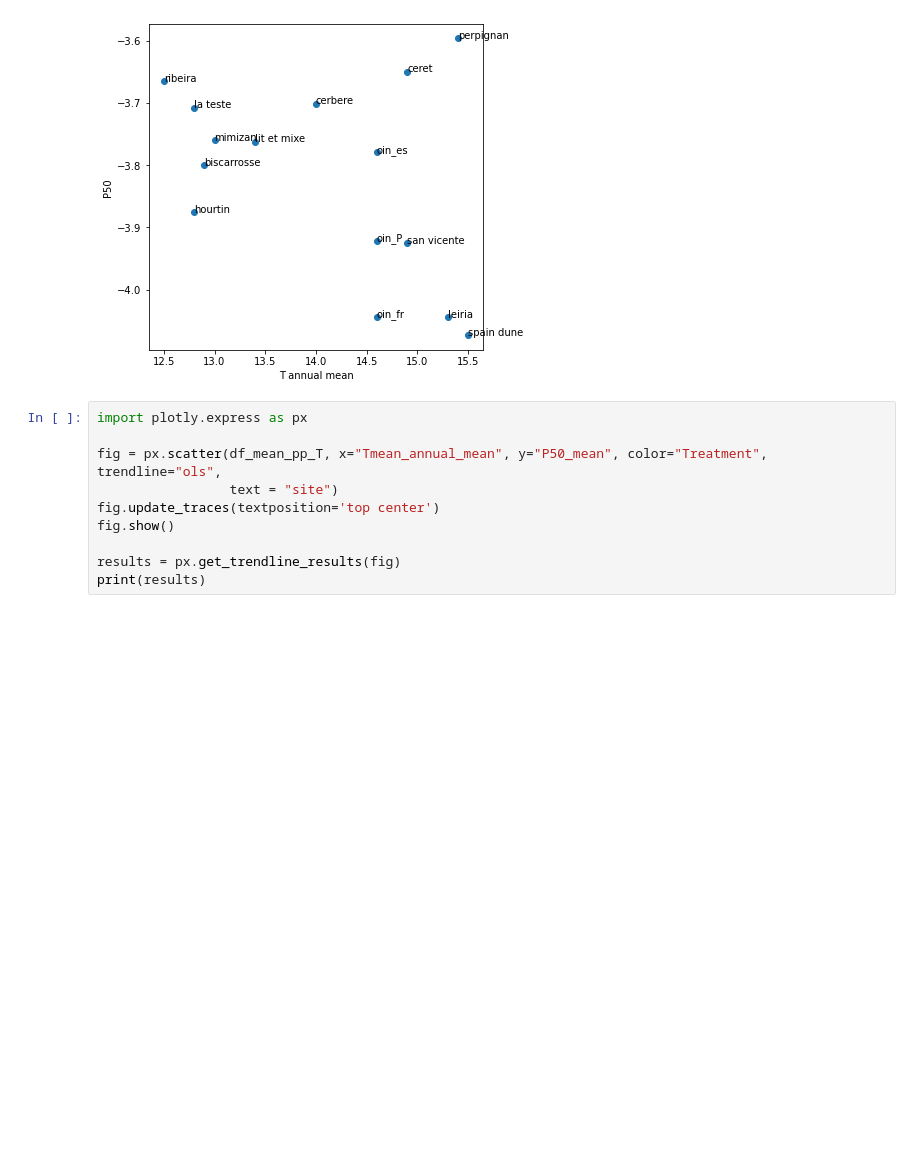
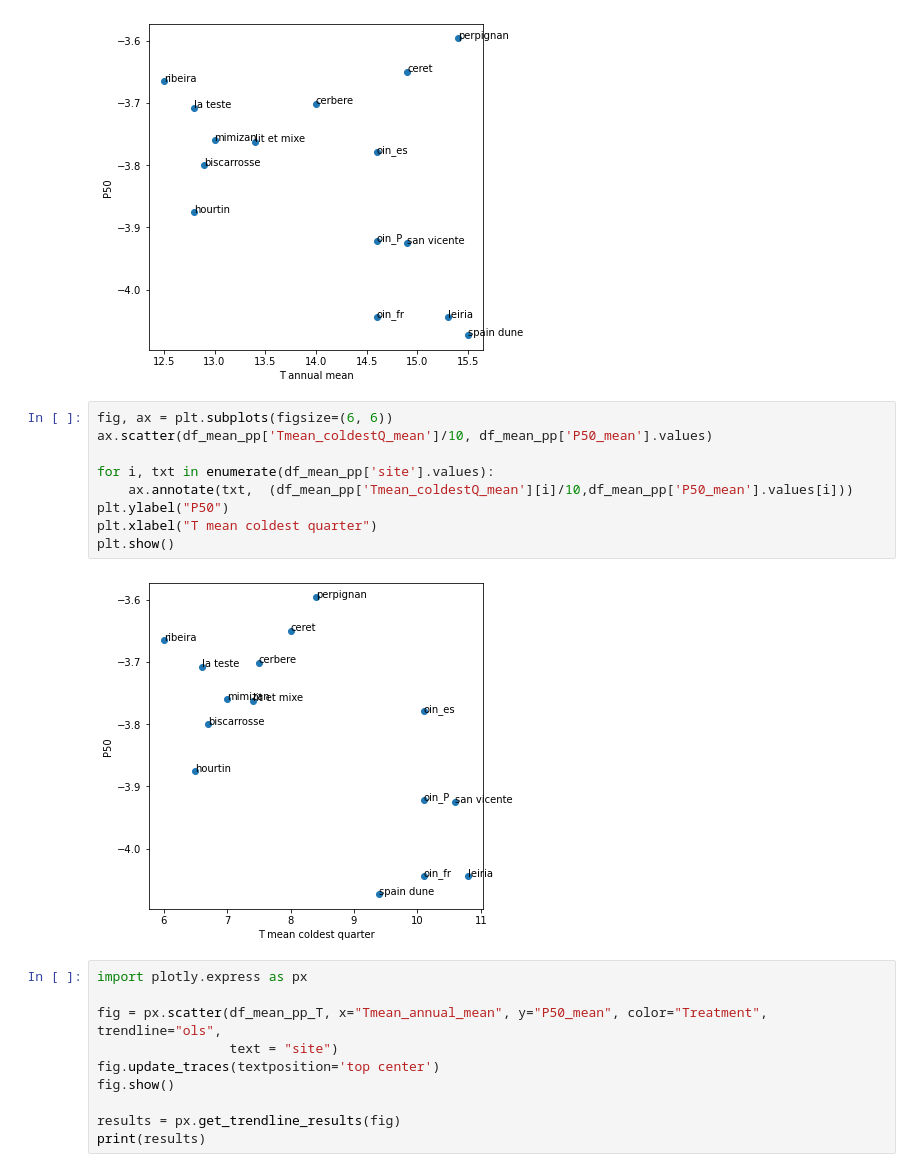
Before and after one commit to xbouteiller/FormanriskAnalysis, a Jupyter notebook: script/cavitanalysis.ipynb, the cells around one changed output. Drawn from its saved outputs; the diff is of its cells as text; blank space fills up the shorter version.

```diff
--- a/script/Untitled.ipynb
+++ b/script/cavitanalysis.ipynb
@@ -210,6 +201,17 @@ plt.xlabel("T annual mean")
 plt.show()
 # %% [output]
 [figure]
+# %%
+fig, ax = plt.subplots(figsize=(6, 6))
+ax.scatter(df_mean_pp['Tmean_coldestQ_mean']/10, df_mean_pp['P50_mean'].values)
+
+for i, txt in enumerate(df_mean_pp['site'].values):
+    ax.annotate(txt,  (df_mean_pp['Tmean_coldestQ_mean'][i]/10,df_mean_pp['P50_mean'].values[i]))
+plt.ylabel("P50")
+plt.xlabel("T mean coldest quarter")
+plt.show()
+# %% [output]
+[figure, added]
 # %%
 import plotly.express as px
 
```
Also changed, not shown: parts of 3 cells of this notebook.
